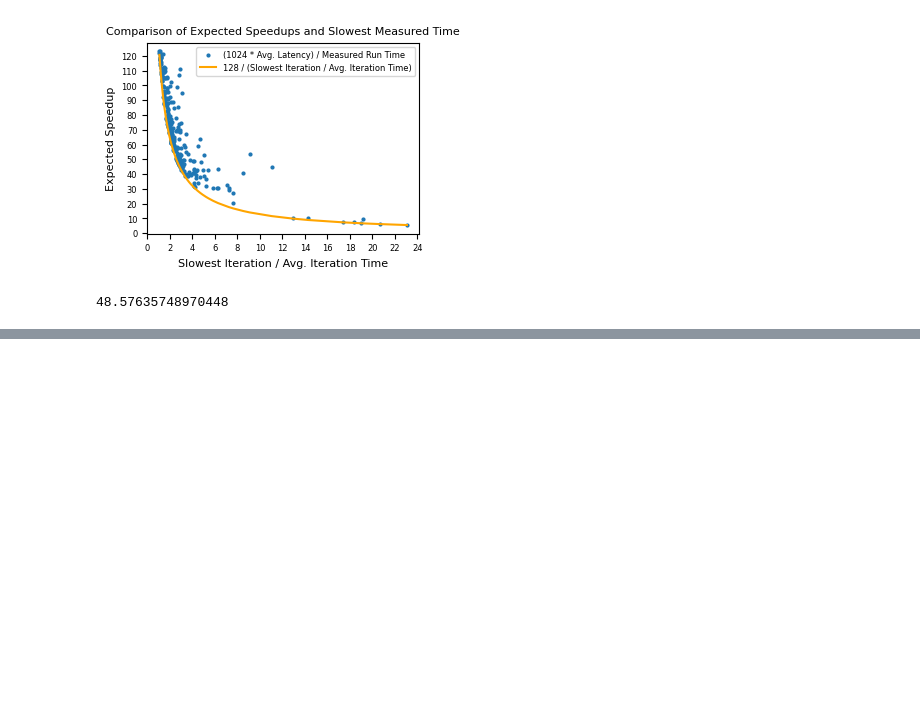
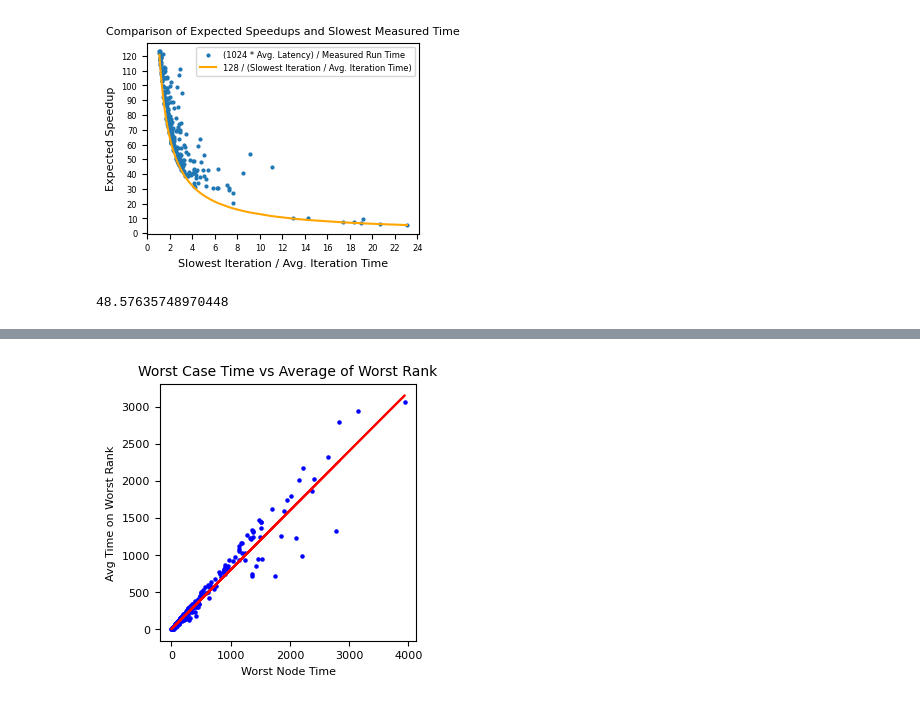
Before and after one commit to dna-storage/framed, a Jupyter notebook: notebooks/time_sheet.ipynb, the cells around one changed output, grey strips where cells are left out. Drawn from its saved outputs; the diff is of its cells as text; code cells hidden in the pictures; blank space fills up the shorter version.

```diff
--- a/notebooks/time_sheet.ipynb
+++ b/notebooks/time_sheet.ipynb
@@ -78,0 +95,26 @@ fig.savefig("outlier.pdf",format="pdf")
+# %%
+x = time_df["Worst Node Time"]
+y = time_df["Average Worst Rank Time"]
+y1=(y2/y)
+fig,axes = plt.subplots(1,1,figsize=(3.25,3.2),layout="constrained")
+plt.scatter(x, y, alpha=1, color='b',s=5.0,zorder=10)
+#plt.plot(range(int(max(x))),0.9*np.asarray(range(int(max(x)))),zorder=10,color='r')
+
+
+plt.plot(x,0.8*x,color='r',zorder=10)
+
+
+axes.tick_params(axis='x', labelsize=8)
+axes.tick_params(axis='y', labelsize=8)
+
+axes.set_ylabel("Avg Time on Worst Rank",fontsize=8)
+axes.set_xlabel("Worst Node Time",fontsize=8)
+#axes.set_ylim([0,2000])
+#axes.set_xlim([0,2000])
+
+plt.title("Worst Case Time vs Average of Worst Rank",fontsize=10)
+plt.show(fig)
+
+fig.savefig("avg_slowest.pdf",format="pdf")
+# %% [output]
+[figure, added]
```
Also changed, not shown: parts of 6 cells of this notebook, 1 other file.
